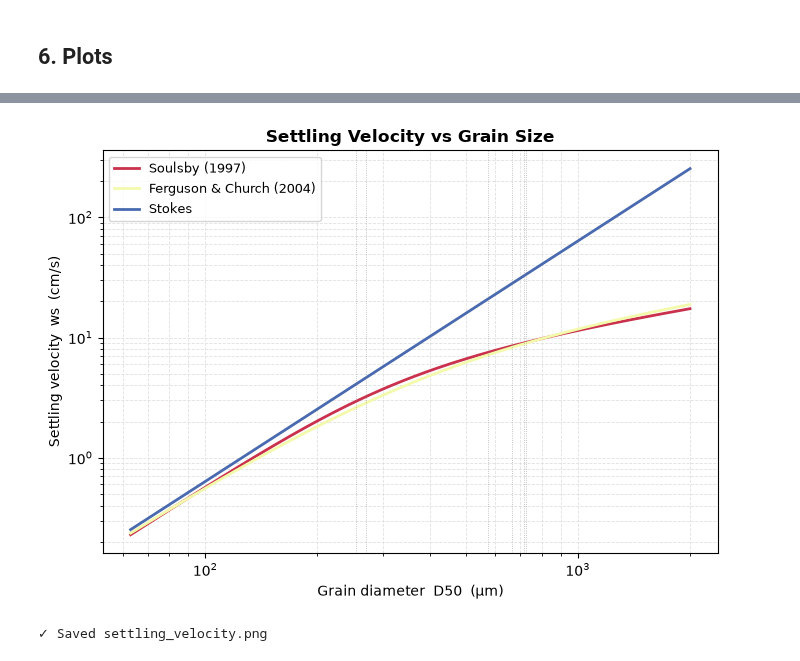
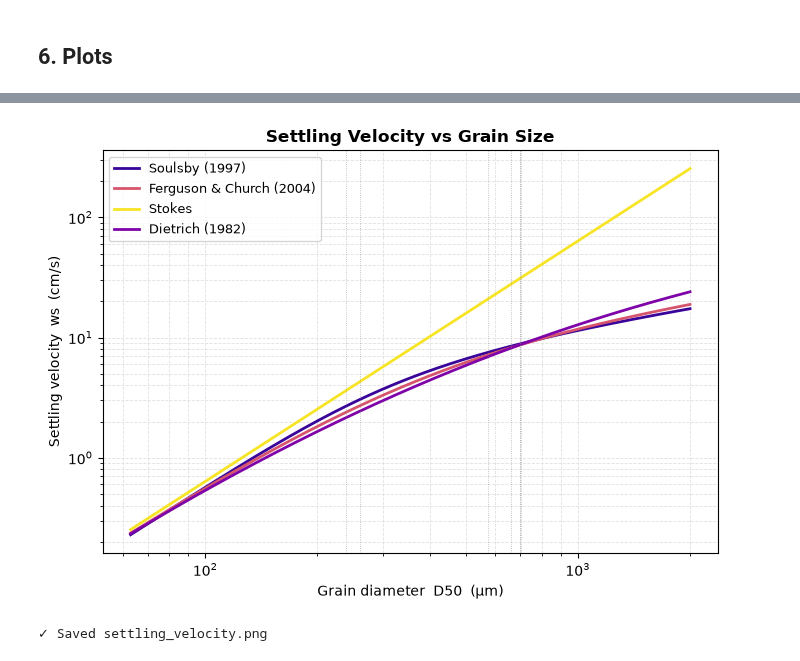
Before and after one commit to cvolpano/PUVprocessing_usgs, a Jupyter notebook: nanopod/data/dimensionlessFallPlots.ipynb, the cells around one changed output, grey strips where cells are left out. Saved outputs shown, nothing was run; the diff lists cells and outputs as text; code cells hidden in the pictures.

```diff
--- a/nanopod/data/dimensionlessFallPlots.ipynb
+++ b/nanopod/data/dimensionlessFallPlots.ipynb
@@ -135,12 +157,15 @@ if not d50_col:
 d50_col = d50_col[0]
 print(f"Using D50 column: '{d50_col}'")
 
-gs["D50_m"] = pd.to_numeric(gs[d50_col], errors="coerce") * 1e-6  # µm → m
-gs["ws_ms"] = settling_velocity(gs["D50_m"], method="soulsby")     # m/s
-gs["ws_cms"] = gs["ws_ms"] * 100                                    # cm/s
+gs["D50_m"]  = 2**(-pd.to_numeric(gs["D50_PHI"], errors="coerce")) / 1000  # phi → m
+gs["ws_ms"]  = settling_velocity(gs["D50_m"], method="dietrich")
+gs["ws_cms"] = gs["ws_ms"] * 100
 
+print(f"D50 range: {gs['D50_m'].min()*1e6:.1f} – {gs['D50_m'].max()*1e6:.1f} µm")
+print(f"ws range:  {gs['ws_cms'].min():.3f} – {gs['ws_cms'].max():.3f} cm/s")
 # Parse sample date
 date_col = [c for c in gs.columns if "DATE" in c.upper() and "COLLECTED" in c.upper()]
+
 if date_col:
     gs["date"] = pd.to_datetime(gs[date_col[0]], errors="coerce")
 
@@ -246,18 +266,19 @@ for _, row in gs.iterrows():
     if pd.isna(row["ws_ms"]):
         continue
     ws = row["ws_ms"]
+
     # Find nearest survey date
     sample_date = row.get("date", pd.NaT)
     if pd.isna(sample_date):
-        survey_date = pd.Timestamp(SURVEY_DATES[0])  # default to first survey
+        survey_date = pd.Timestamp(SURVEY_DATES[0])
     else:
         survey_date = min(SURVEY_DATES, key=lambda d: abs(pd.Timestamp(d) - sample_date))
         survey_date = pd.Timestamp(survey_date)
 
-    # Get wave conditions within ±12 hours of survey date
-    window = ndbc_omega.loc[
-        (ndbc_omega.index >= survey_date - pd.Timedelta(hours=12)) &
-        (ndbc_omega.index <= survey_date + pd.Timedelta(hours=12))
+    # Get wave conditions within ±12 hours of survey date from raw ndbc
+    window = ndbc.loc[
+        (ndbc.index >= survey_date - pd.Timedelta(hours=12)) &
+        (ndbc.index <= survey_date + pd.Timedelta(hours=12))
     ]
     if window.empty:
         continue
@@ -336,34 +490,35 @@ print("✓ Saved omega_timeseries.png")
 # %%
-# ── Figure 2: ws vs D50 for all formulations ──────────────────────────────────
+# ── Figure 4: ws vs D50 for all formulations ──────────────────────────────────
 d_range = np.logspace(np.log10(63e-6), np.log10(2000e-6), 200)  # 63 µm – 2 mm
 
 fig2, ax2 = plt.subplots(figsize=(7, 5))
 for method, color, label in [
     ("soulsby",  _sp(0.08), "Soulsby (1997)"),
     ("ferguson", _sp(0.55), "Ferguson & Church (2004)"),
     ("stokes",   _sp(0.95), "Stokes"),
+    ("dietrich", _sp(0.25),"Dietrich (1982)")
 ]:
     ws_range = settling_velocity(d_range, method=method) * 100  # cm/s
     ax2.plot(d_range * 1e6, ws_range, lw=2, label=label,
              color=color)
 
 # Mark sample D50s
 for _, row in gs.iterrows():
     if not pd.isna(row["D50_m"]):
         ax2.axvline(row["D50_m"] * 1e6, color="grey", lw=0.6, ls=":", alpha=0.6)
 
 ax2.set_xscale("log")
 ax2.set_yscale("log")
 ax2.set_xlabel("Grain diameter  D50  (µm)")
 ax2.set_ylabel("Settling velocity  ws  (cm/s)")
 ax2.set_title("Settling Velocity vs Grain Size", fontweight="bold")
 ax2.legend(fontsize=9)
 ax2.grid(color="#e0e0e0", linewidth=0.6, linestyle="--", which="both")
 
 fig2.tight_layout()
 fig2.savefig(PLOT_DIR / "settling_velocity.png", bbox_inches="tight", dpi=150)
 plt.show()
 print("✓ Saved settling_velocity.png")
 # %% [output]
-[figure, old version]
+[figure, new version]
 ✓ Saved settling_velocity.png
```
Also changed, not shown: parts of 14 cells of this notebook, 20 other files.
